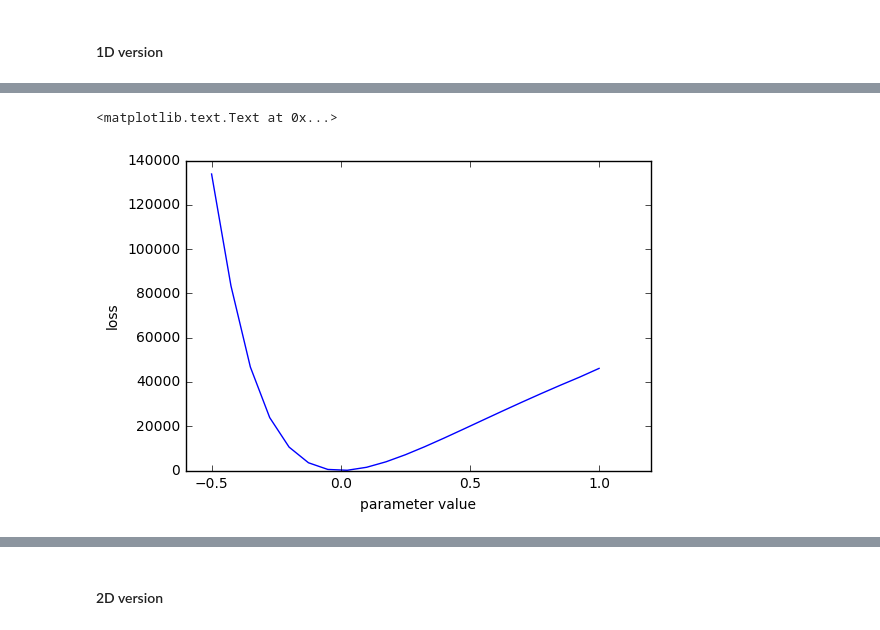
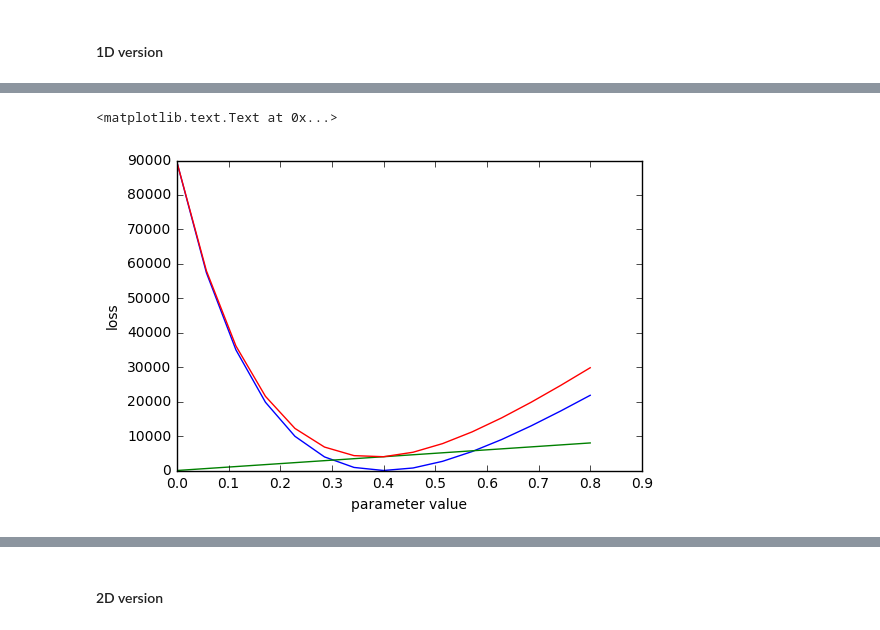
Before and after one commit to YuanWangOnward/DCM_RNN, a Jupyter notebook: BP_check.ipynb, the cells around one changed output, grey strips where cells are left out. Cells and saved outputs as stored; diff of their text form; code cells hidden in the pictures.

```diff
--- a/BP_check.ipynb
+++ b/BP_check.ipynb
@@ -41,7 +30,7 @@ importlib.reload(population)
 # %% [markdown]
 ###  Create a subject
 # %%
-flags=lambda:None
+flags=type('container', (object,), {})()
 flags.random_hemodynamic_parameter = False
 flags.random_h_state_initial = False
 flags.random_x_state_initial = False
@@ -155,6 +144,9 @@ summary_writer = tf.train.SummaryWriter(summary_dir, isess.graph)
 # %% [markdown]
 #### 1D version
 # %%
+importlib.reload(DCM_RNN)
+util=DCM_RNN.utilities()
 names=util.get_parameter_names(dr.grads_and_vars)
-variable_dict=util.set_up_parameter_profile(isess.graph,names=names,mask_type='zeros')
-variable_dict['rnn_cell/Wxu:0'].mask[1]=1
+variable_dict=util.set_up_parameter_profile(isess.graph,names=names,mask_value_gradient=0)
+variable_dict['rnn_cell/Wxu:0'].masks.gradient[0]=1
+variable_dict['rnn_cell/Wxu:0'].masks.sparse[0]=0./(len(dh.u_list))/dr.t_delta
@@ -161,21 +237,23 @@ variable_dict['rnn_cell/Wxu:0'].mask[1]=1
 # %%
 # find loss as a function of parameters
 # f=open('timeline.json', 'w')
-n_grids = 21
-loss_values_static=[]
-parameter_range = np.linspace(-0.5,1,n_grids)
+n_grids = 15
+loss_y_values_static=[]
+loss_sparse_values_static=[]
+loss_sparse_values_list=[]
+parameter_range = np.linspace(0,0.8,n_grids)
 for current_value in parameter_range:
-
     # set parameter value
     Wxx=np.array([[-1,0,0],[0.8,-1,0.4],[0.4,0.8,-1]],dtype=np.float32)*dr.t_delta+np.eye(dr.n_region,dr.n_region,0,dtype=np.float32)
     Wxxu=Wxxu=[np.array([[0,0,0],[0,0,0],[0,0,-0.4]],dtype=np.float32)*dr.t_delta for _ in range(dr.n_stimuli)]
     Wxu=np.eye(dr.n_region,dr.n_stimuli,dtype=np.float32)*0.4*dr.t_delta
-    Wxu[1]=current_value*dr.t_delta
+    Wxu[0]=current_value*dr.t_delta
     dr.set_connection_matrices(isess, Wxx=Wxx, Wxxu=Wxxu, Wxu=Wxu)
 
     n_epoch=1
     for epoch in range(n_epoch):
-        loss_sum=0.
+        loss_y_sum=0.
+        loss_sparse_sum=0.
         x_feed=np.zeros((m.n_region,1),dtype=np.float32)
         h_feed=[np.array([0.,1.,1.,1.],dtype=np.float32).reshape(4,1) for _ in range(dr.n_region)]
 
@@ -185,13 +263,18 @@ for current_value in parameter_range:
             feed_dict[dr.x_state_initial]=x_feed
             feed_dict[dr.rnn_u]=dh.u_list[i]
             feed_dict[dr.y_true_input_as_array]=dh.y_list[i]
-            util.add_gradient_mask_to_feed_dict(dr,feed_dict,variable_dict)
+            util.append_masks_to_feed_dict(dr,feed_dict,variable_dict)
 
-            x_feed,h_feed,loss_tmp = isess.run([dr.x_state_final,
+            x_feed,h_feed,loss_y,loss_sparse,loss_sparse_list = isess.run([dr.x_state_final,
                                                 dr.h_state_final,
-                                                dr.total_loss_y], feed_dict=feed_dict)
+                                                dr.loss_y,
+                                                dr.loss_sparse,
+                                                dr.loss_sparse_list], feed_dict=feed_dict)
 
-            loss_sum+=loss_tmp
-        loss_values_static.append(loss_sum)
-        print("parameter {:g}, loss {:g}".format(current_value, loss_sum))
+            loss_y_sum+=loss_y
+            loss_sparse_sum+=loss_sparse
+
+        loss_y_values_static.append(loss_y_sum)
+        loss_sparse_values_static.append(loss_sparse_sum)
+        print("parameter {:g}, loss_y {:g}, loss_sparse{:g}".format(current_value, loss_y_sum,loss_sparse_sum))
 # %% [output]
@@ -204,7 +296,7 @@ KeyboardInterrupt:
 # %%
-plt.plot(parameter_range,loss_values_static)
+plt.plot(parameter_range,loss_y_values_static,parameter_range,loss_sparse_values_static,parameter_range,[i+j for i,j in zip(loss_sparse_values_static,loss_y_values_static)])
 plt.xlabel('parameter value')
 plt.ylabel('loss')
 # %% [output]
 <matplotlib.text.Text at 0x...>
-[figure, old version]
+[figure, new version]
```
Also changed, not shown: parts of 36 cells of this notebook, 6 other files.
